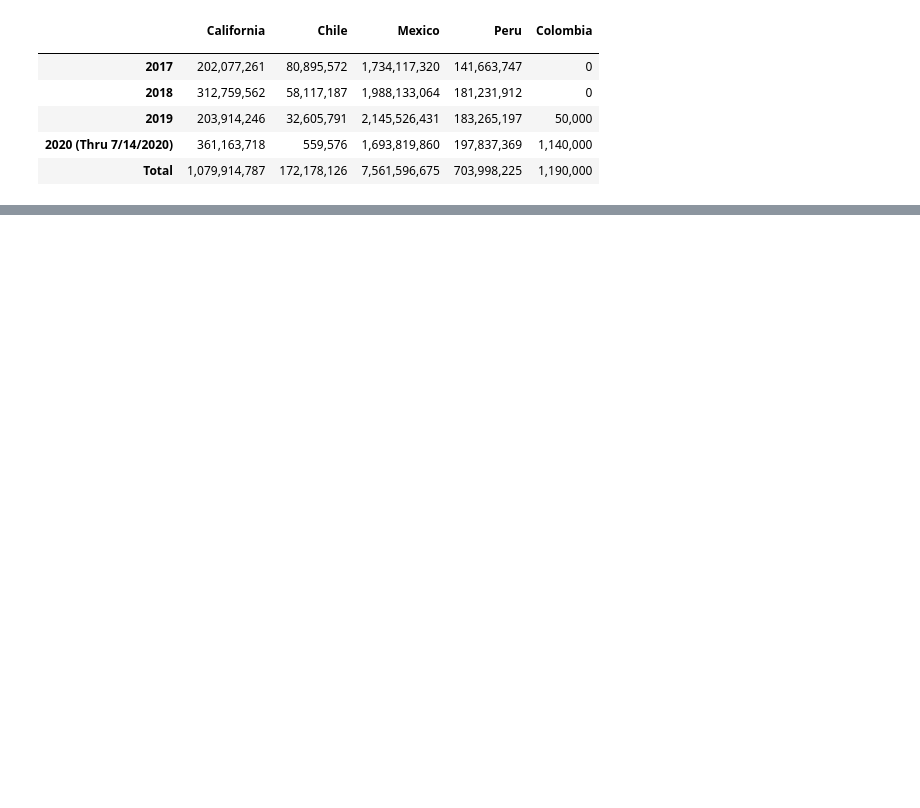
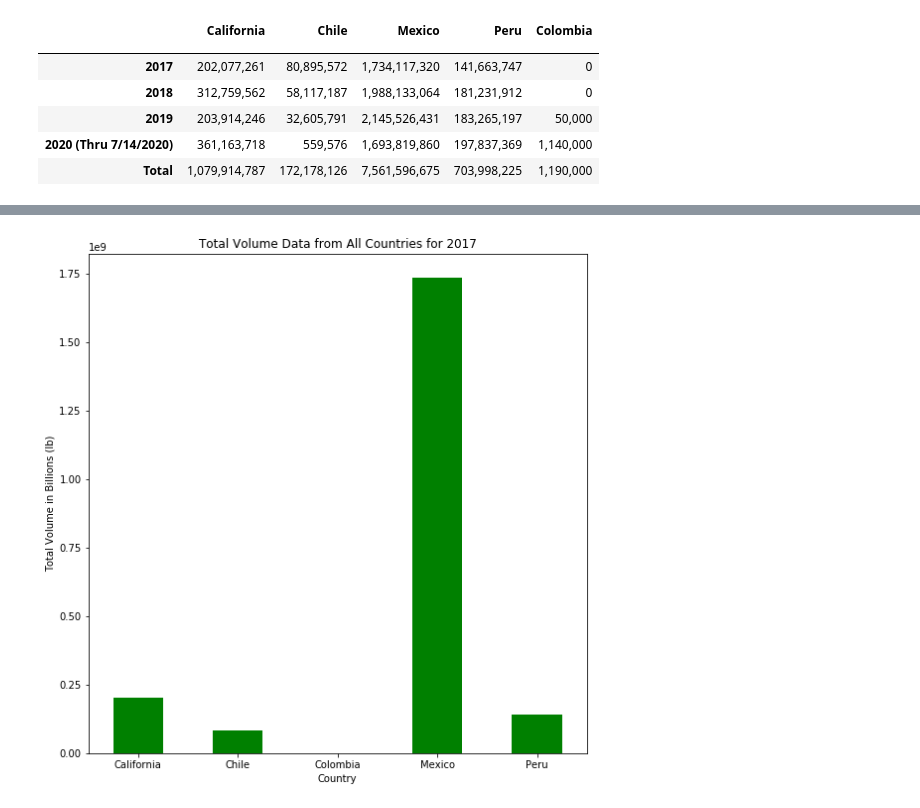
Before and after one commit to kmanning1224/Avocado-Sales-Analysis, a Jupyter notebook: Sofiecado.ipynb, the cells around one changed output, grey strips where cells are left out. Cells and saved outputs as stored; diff of their text form; code cells hidden in the pictures; blank space fills up the shorter version.

```diff
--- a/Sofiecado.ipynb
+++ b/Sofiecado.ipynb
@@ -204,0 +265,11 @@ TotV_Yr.head()
+# %%
+tots = TotV_Coun["2017"]
+plt.figure(figsize=(9,9.25))
+tots.plot(kind="bar", facecolor="green", rot=0)
+plt.title("Total Volume Data from All Countries for 2017")
+plt.xlabel("Country")
+plt.ylabel("Total Volume in Billions (lb)")
+plt.savefig("total_avocado_bar2017.png")
+plt.show()
+# %% [output]
+[figure, added]
```
Also changed, not shown: parts of 11 cells of this notebook, 10 other files.
